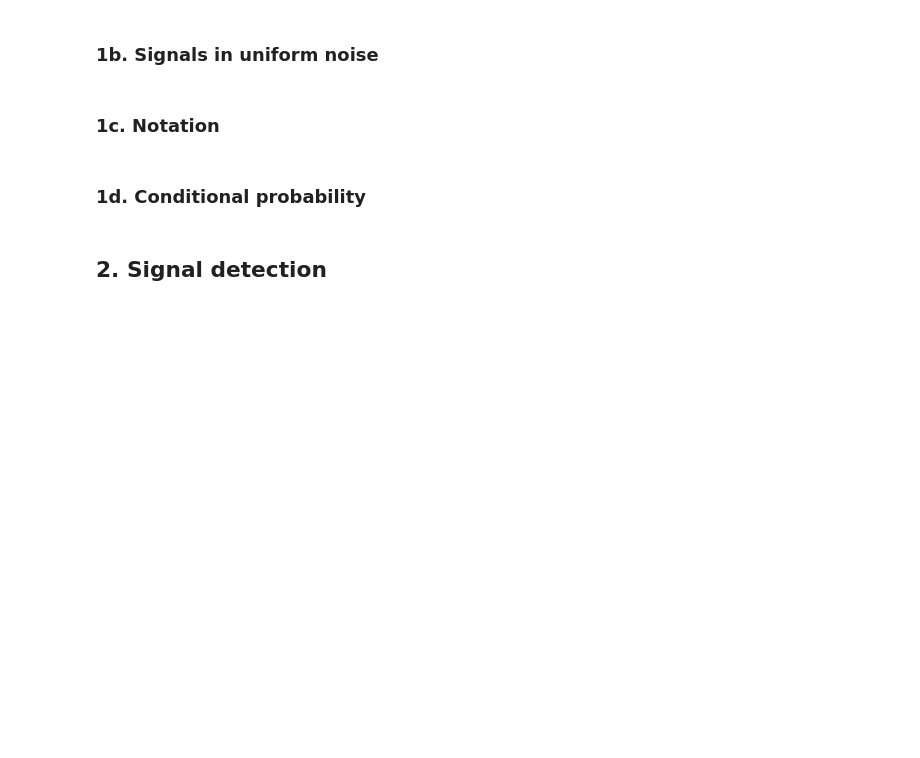
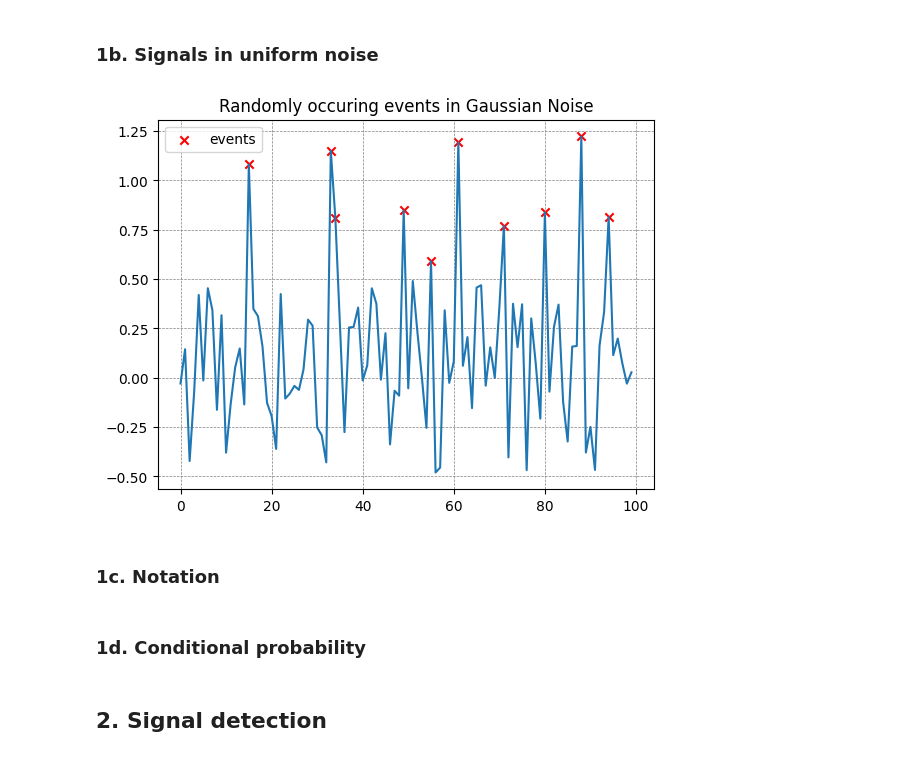
Before and after one commit to hwelch/computational_perception, a Jupyter notebook: A2/A2a/A2a_hjw36.ipynb, the cells around one changed output. Drawn from its saved outputs; the diff is of its cells as text; code cells hidden in the pictures; blank space fills up the shorter version.

```diff
--- a/A2/A2a/A2a_hjw36.ipynb
+++ b/A2/A2a/A2a_hjw36.ipynb
@@ -8,5 +14,11 @@ Hunter Welch 2/6/2023
 # %% [markdown]
 ### 1b. Signals in uniform noise
+# %%
+from noisy_gaussian import plot_genwaveform
+
+plot_genwaveform(noisetype="uniform")
+# %% [output]
+[figure, added]
 # %% [markdown]
 ### 1c. Notation
 # %% [markdown]
```
Also changed, not shown: parts of 1 cell of this notebook, 2 other files.
